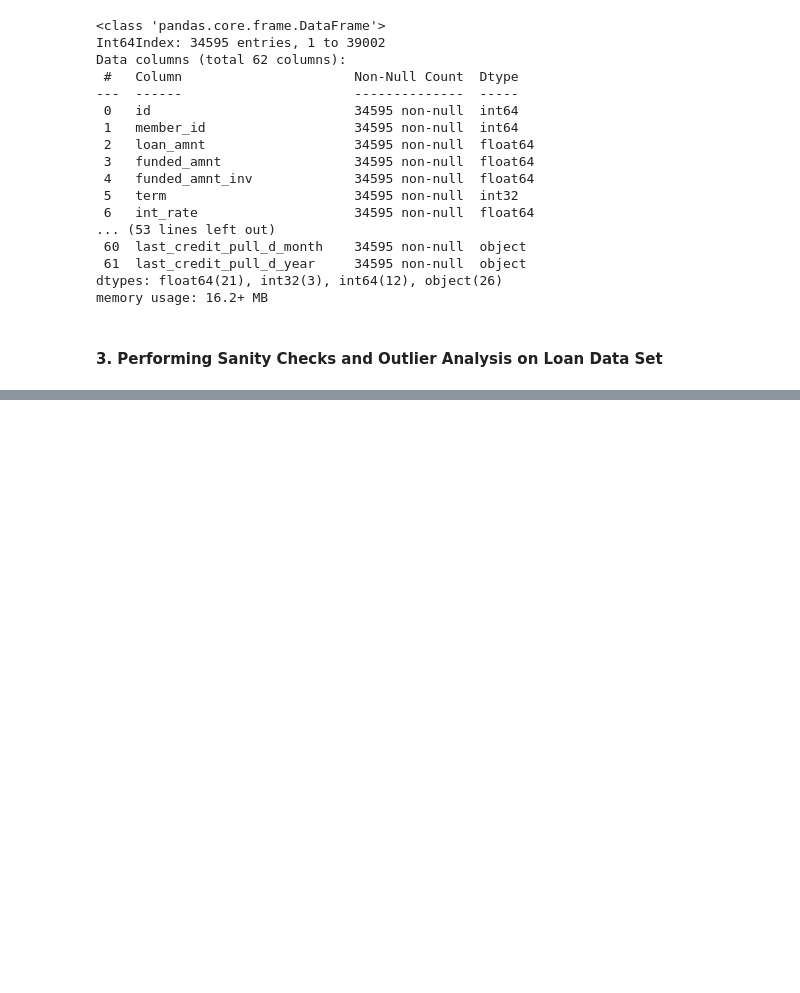
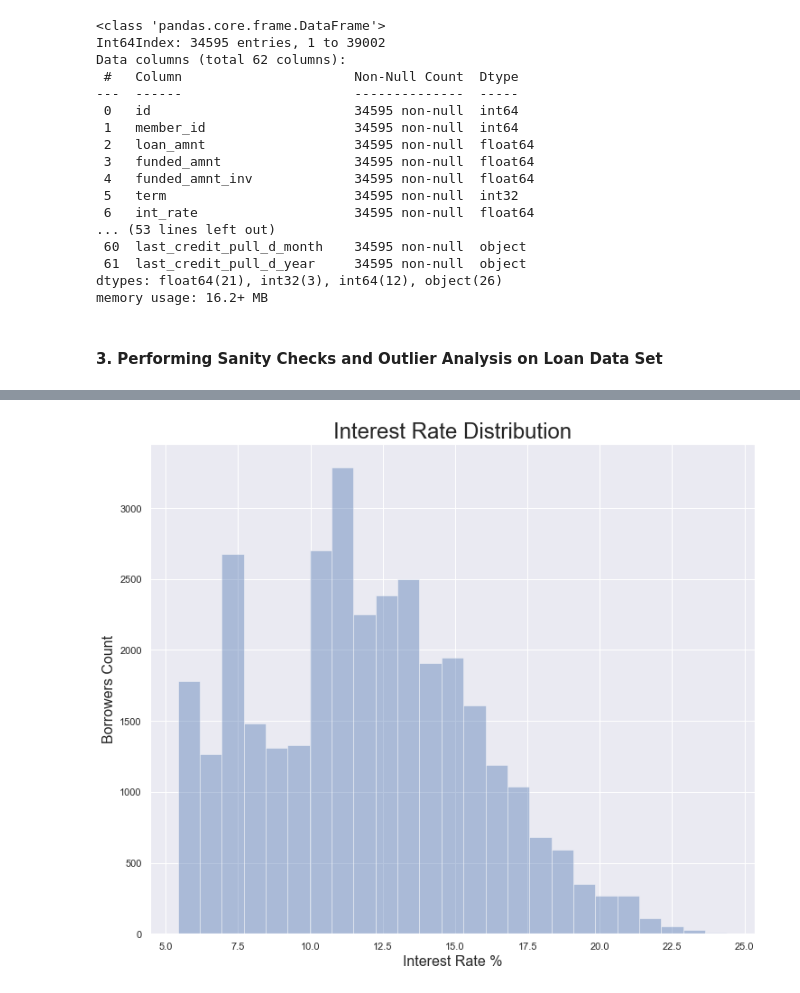
Before and after one commit to edwinttmm/LendingClubCaseStudy, a Jupyter notebook: LendingClubCaseStudySolution.ipynb, the cells around one changed output, grey strips where cells are left out. Saved outputs shown, nothing was run; the diff lists cells and outputs as text; code cells hidden in the pictures; blank space fills up the shorter version.

```diff
--- a/LendingClubCaseStudySolution.ipynb
+++ b/LendingClubCaseStudySolution.ipynb
@@ -391,0 +451,9 @@ __As per the above vital sanity checks, we can ensure that the loan data set is
+# %%
+sns.distplot(loan_data.int_rate,bins=25, kde=False)
+sns.set(rc={'figure.figsize':(12,10)})
+plt.title('Interest Rate Distribution', fontsize=24)
+plt.xlabel('Interest Rate %', fontsize=16);
+plt.ylabel('Borrowers Count', fontsize=16);
+plt.show()
+# %% [output]
+[figure, added]
```
Also changed, not shown: parts of 39 cells of this notebook.
